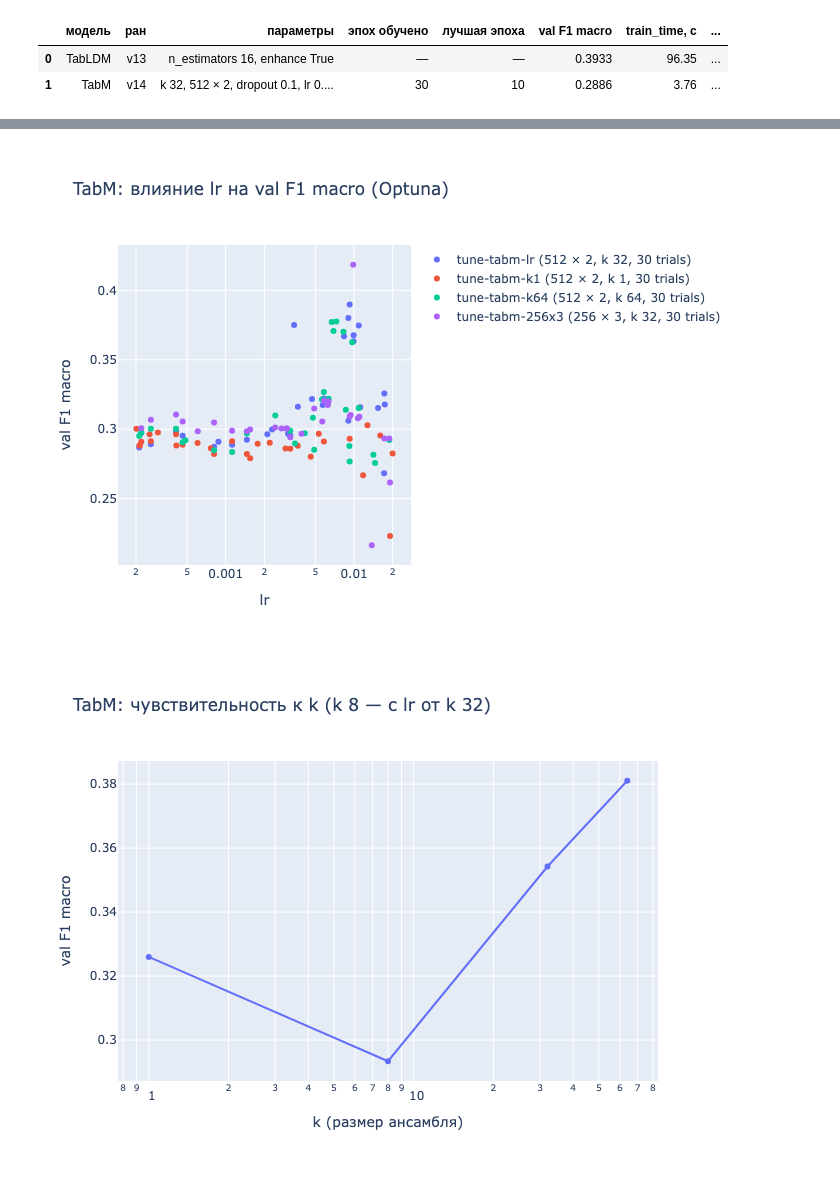
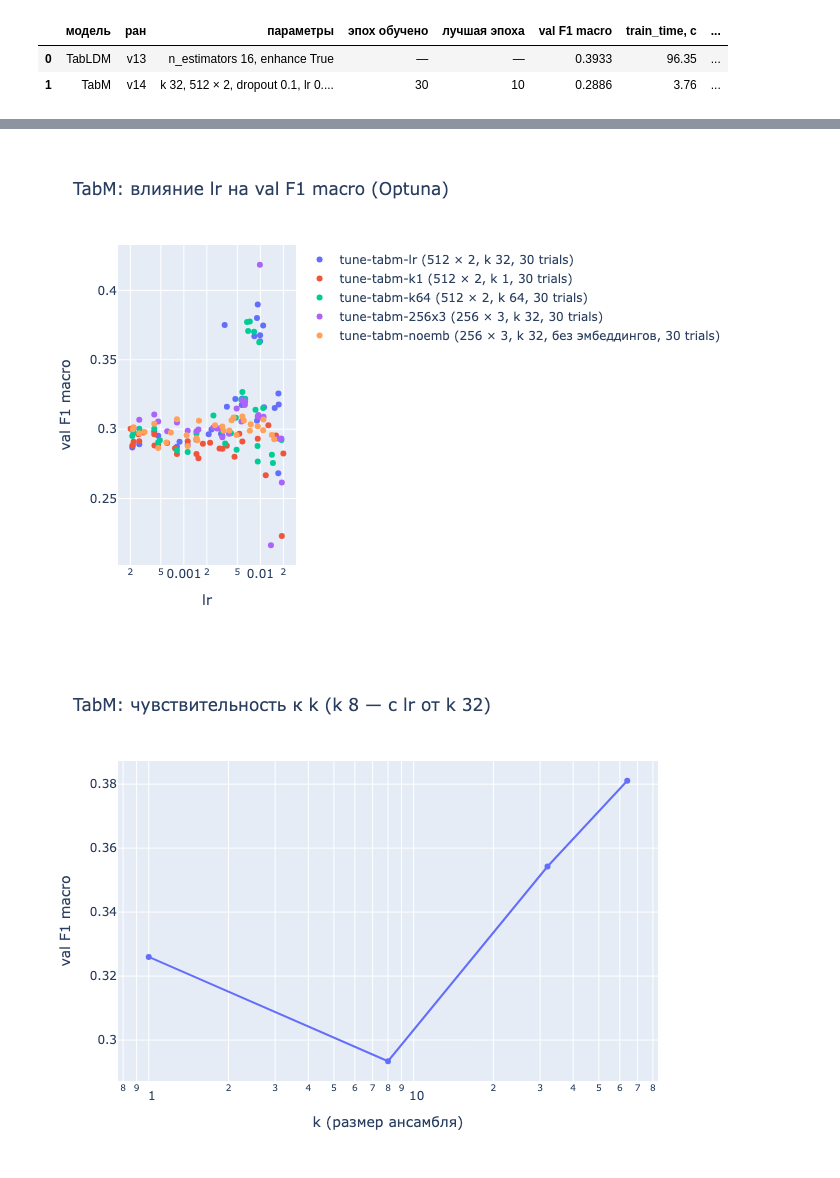
Before and after one commit to 2made1ra/ml-3, a Jupyter notebook: lab-1/lab-1.ipynb, the cells around one changed output, grey strips where cells are left out. Cells and saved outputs as stored; diff of their text form; code cells hidden in the pictures.

```diff
--- a/lab-1/lab-1.ipynb
+++ b/lab-1/lab-1.ipynb
@@ -1007,34 +1056,35 @@ import optuna
 import plotly.graph_objects as go
 
 optuna.logging.set_verbosity(optuna.logging.WARNING)
 
 studies = [
     ("tune-tabm-lr", "512 × 2, k 32"),
     ("tune-tabm-k1", "512 × 2, k 1"),
     ("tune-tabm-k64", "512 × 2, k 64"),
     ("tune-tabm-256x3", "256 × 3, k 32"),
+    ("tune-tabm-noemb", "256 × 3, k 32, без эмбеддингов"),
 ]
 fig = go.Figure()
 for name, config in studies:
     study = optuna.load_study(study_name=name, storage=f"sqlite:///runs/tune/{name}.db")
     trials = [t for t in study.trials if t.state == optuna.trial.TrialState.COMPLETE]
     fig.add_trace(
         go.Scatter(
             x=[t.params["lr"] for t in trials],
             y=[t.value for t in trials],
             mode="markers",
             name=f"{name} ({config}, {len(trials)} trials)",
         )
     )
 fig.update_layout(
     title="TabM: влияние lr на val F1 macro (Optuna)",
     xaxis_title="lr",
     yaxis_title="val F1 macro",
     xaxis_type="log",
 )
 fig.show()
 # %% [output]
-[figure, old version]
+[figure, new version]
 # %%
 k_runs = [load_run(n) for n in ["v19", "v17", "v15", "v20"]]
 ks = [r.config["tabm_k"] for r in k_runs]
```
Also changed, not shown: parts of 4 cells of this notebook, 1 other file.
